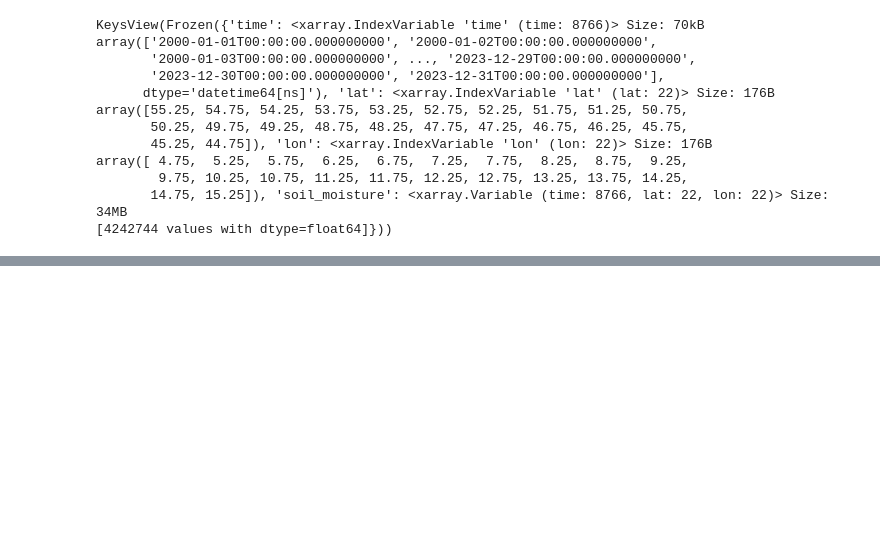
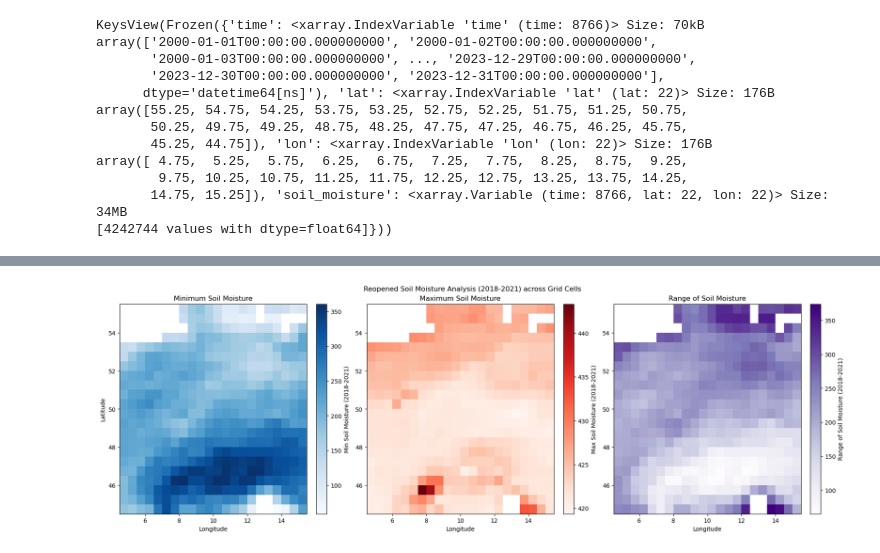
Before and after one commit to justusnoegel/deadwood_prediction, a Jupyter notebook: aggr_sm.ipynb, the cells around one changed output, grey strips where cells are left out. Drawn from its saved outputs; the diff is of its cells as text; code cells hidden in the pictures; blank space fills up the shorter version.

```diff
--- a/aggr_sm.ipynb
+++ b/aggr_sm.ipynb
@@ -70,3 +70,42 @@ max_soil_moisture_filtered.to_netcdf('data/aggregated_over_years_model_input/sm_
 
 # Save the range of soil moisture data to a NetCDF file
 range_soil_moisture_filtered.to_netcdf('data/aggregated_over_years_model_input/sm_range.nc')
+# %%
+import xarray as xr
+import matplotlib.pyplot as plt
+
+# Load the data from the NetCDF files
+min_soil_moisture = xr.open_dataset('data/aggregated_over_years_model_input/sm_min.nc')['soil_moisture']
+max_soil_moisture = xr.open_dataset('data/aggregated_over_years_model_input/sm_max.nc')['soil_moisture']
+range_soil_moisture = xr.open_dataset('data/aggregated_over_years_model_input/sm_range.nc')['soil_moisture']
+
+# Set up the figure and axes for three plots
+fig, axs = plt.subplots(nrows=1, ncols=3, figsize=(18, 6), constrained_layout=True)
+fig.suptitle('Reopened Soil Moisture Analysis (2018-2021) across Grid Cells')
+
+# Plot minimum soil moisture
+pcm = axs[0].pcolormesh(min_soil_moisture['lon'], min_soil_moisture['lat'], min_soil_moisture,
+                        shading='auto', cmap='Blues')
+fig.colorbar(pcm, ax=axs[0], label='Min Soil Moisture (2018-2021)')
+axs[0].set_title('Minimum Soil Moisture')
+axs[0].set_xlabel('Longitude')
+axs[0].set_ylabel('Latitude')
+
+# Plot maximum soil moisture
+pcm = axs[1].pcolormesh(max_soil_moisture['lon'], max_soil_moisture['lat'], max_soil_moisture,
+                        shading='auto', cmap='Reds')
+fig.colorbar(pcm, ax=axs[1], label='Max Soil Moisture (2018-2021)')
+axs[1].set_title('Maximum Soil Moisture')
+axs[1].set_xlabel('Longitude')
+
+# Plot the range of soil moisture
+pcm = axs[2].pcolormesh(range_soil_moisture['lon'], range_soil_moisture['lat'], range_soil_moisture,
+                        shading='auto', cmap='Purples')
+fig.colorbar(pcm, ax=axs[2], label='Range of Soil Moisture (2018-2021)')
+axs[2].set_title('Range of Soil Moisture')
+axs[2].set_xlabel('Longitude')
+
+# Show the plot
+plt.show()
+# %% [output]
+[figure, added]
```
Also changed, not shown: parts of 2 cells of this notebook, 3 other files.
